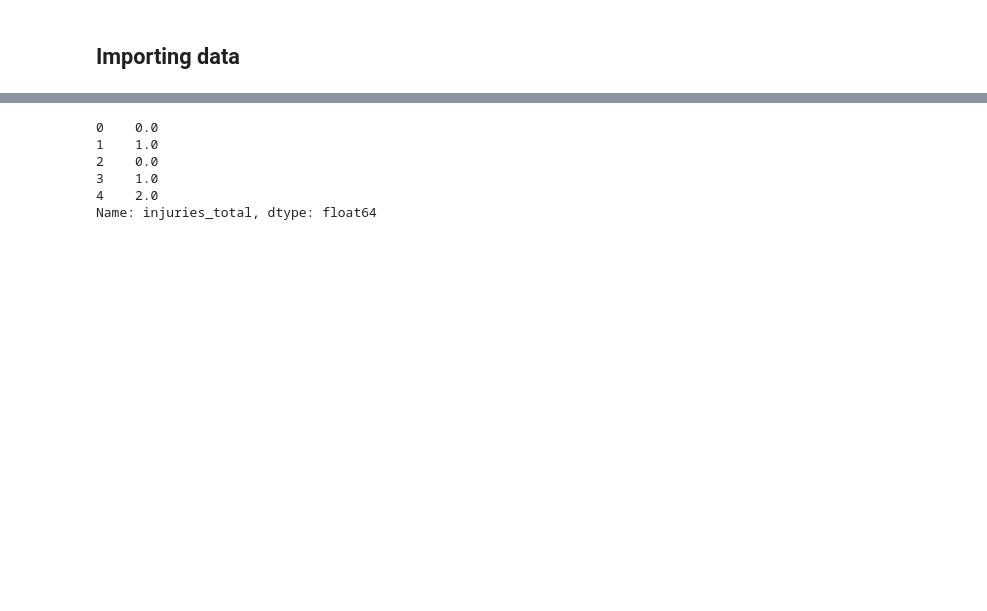
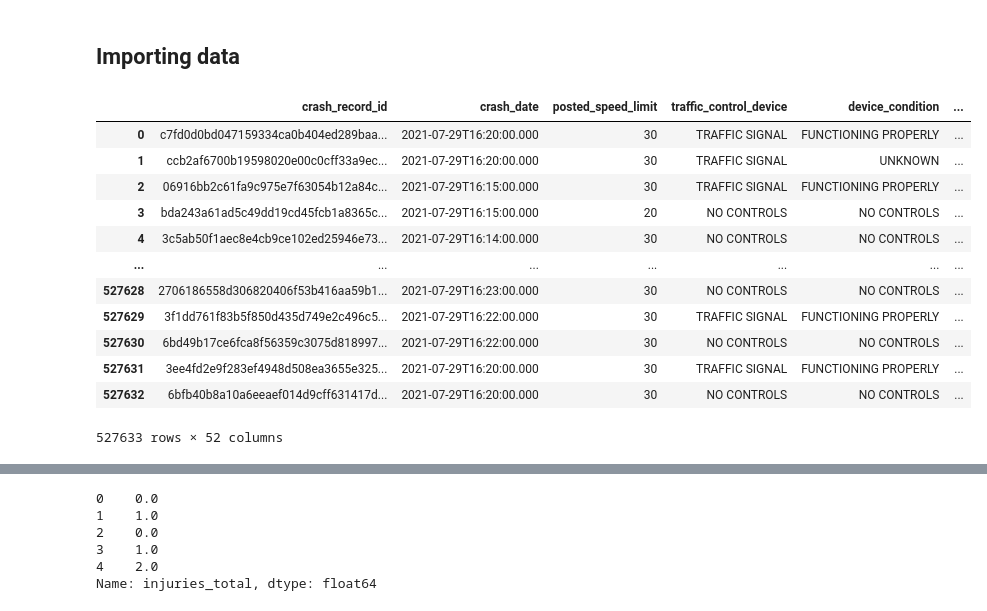
Before and after one commit to jkh-code/predicting-traffic-accident-injuries, a Jupyter notebook: notebooks/preliminary-modeling.ipynb, the cells around one changed output, grey strips where cells are left out. Drawn from its saved outputs; the diff is of its cells as text; code cells hidden in the pictures; blank space fills up the shorter version.

```diff
--- a/notebooks/preliminary-modeling.ipynb
+++ b/notebooks/preliminary-modeling.ipynb
@@ -22,6 +22,22 @@ query_crashes = """
 dbname = "chi-traffic-accidents"
 # %%
 df_crashes = get_sql_data(dbname, query_crashes)
+# %%
+df_crashes
+# %% [output]
+|  | crash_record_id | crash_date | posted_speed_limit | traffic_control_device | device_condition | ... |
+| 0 | c7fd0d0bd047159334ca0b404ed289baa... | 2021-07-29T16:20:00.000 | 30 | TRAFFIC SIGNAL | FUNCTIONING PROPERLY | ... |
+| 1 | ccb2af6700b19598020e00c0cff33a9ec... | 2021-07-29T16:20:00.000 | 30 | TRAFFIC SIGNAL | UNKNOWN | ... |
+| 2 | 06916bb2c61fa9c975e7f63054b12a84c... | 2021-07-29T16:15:00.000 | 30 | TRAFFIC SIGNAL | FUNCTIONING PROPERLY | ... |
+| 3 | bda243a61ad5c49dd19cd45fcb1a8365c... | 2021-07-29T16:15:00.000 | 20 | NO CONTROLS | NO CONTROLS | ... |
+| 4 | 3c5ab50f1aec8e4cb9ce102ed25946e73... | 2021-07-29T16:14:00.000 | 30 | NO CONTROLS | NO CONTROLS | ... |
+| ... | ... | ... | ... | ... | ... | ... |
+| 527628 | 2706186558d306820406f53b416aa59b1... | 2021-07-29T16:23:00.000 | 30 | NO CONTROLS | NO CONTROLS | ... |
+| 527629 | 3f1dd761f83b5f850d435d749e2c496c5... | 2021-07-29T16:22:00.000 | 30 | TRAFFIC SIGNAL | FUNCTIONING PROPERLY | ... |
+| 527630 | 6bd49b17ce6fca8f56359c3075d818997... | 2021-07-29T16:22:00.000 | 30 | NO CONTROLS | NO CONTROLS | ... |
+| 527631 | 3ee4fd2e9f283ef4948d508ea3655e325... | 2021-07-29T16:20:00.000 | 30 | TRAFFIC SIGNAL | FUNCTIONING PROPERLY | ... |
+| 527632 | 6bfb40b8a10a6eeaef014d9cff631417d... | 2021-07-29T16:20:00.000 | 30 | NO CONTROLS | NO CONTROLS | ... |
+527633 rows × 52 columns
 # %%
 drop_cols = ['crash_record_id', 'crash_date', 'report_type', 'prim_contributory_cause', 'intersection_related_i', 'hit_and_run_i', 'lane_cnt', 'has_injuries']
 df_crashes = df_crashes.drop(columns=drop_cols)
```
Also changed, not shown: parts of 3 cells of this notebook, 1 other file.
